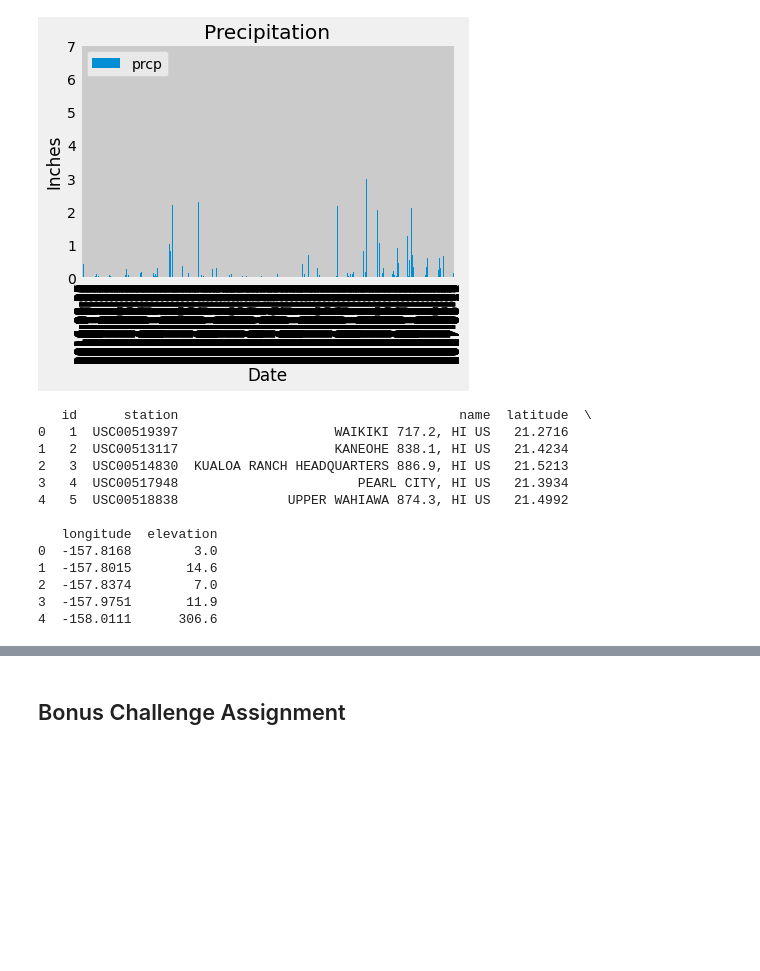
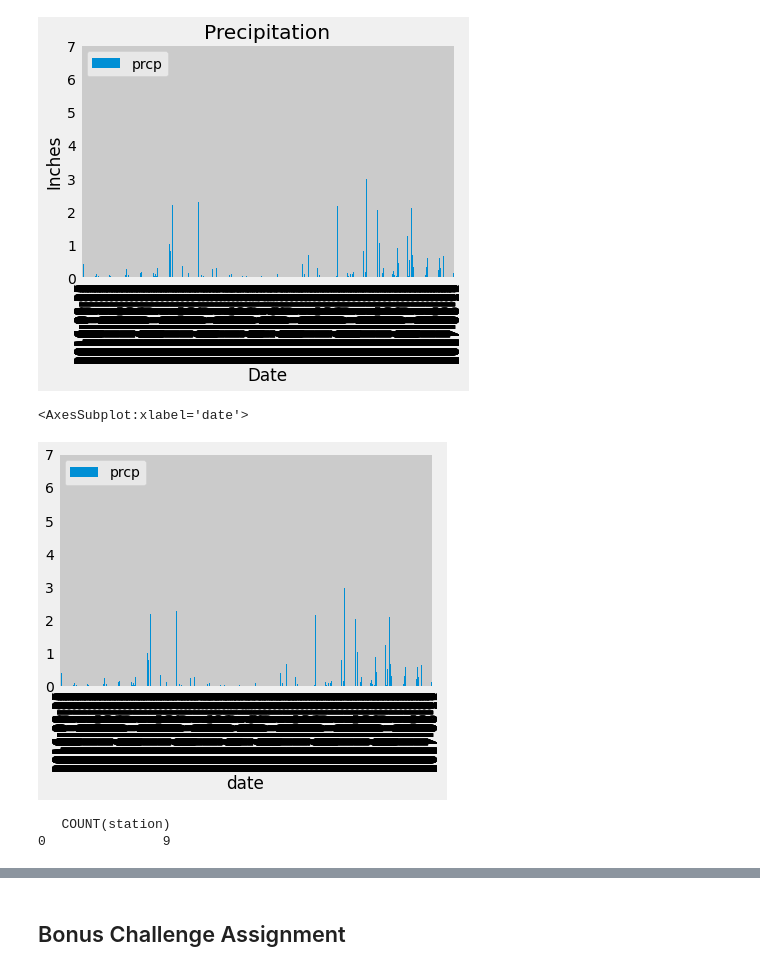
Before and after one commit to BatesJ72/sqlalchemy-challenge, a Jupyter notebook: climate.ipynb, the cells around one changed output, grey strips where cells are left out. Drawn from its saved outputs; the diff is of its cells as text; code cells hidden in the pictures; blank space fills up the shorter version.

```diff
--- a/climate.ipynb
+++ b/climate.ipynb
@@ -53,7 +53,11 @@ print(max_df)
 # Perform a query to retrieve the data and precipitation scores
 # Save the query results as a Pandas DataFrame
 
-measurement_df2 = pd.read_sql("SELECT date, prcp FROM measurement WHERE date between '2016-08-23' and '2017-08-23'", conn_m)
+measurement_df2 = pd.read_sql("""
+SELECT date, prcp
+FROM measurement
+WHERE date between '2016-08-23' and '2017-08-23'
+""", conn_m)
 # print(measurement_df1)
 print(measurement_df1.head())
 # %% [output]
@@ -108,24 +108,18 @@ plt.ylabel("Inches")
 plt.show()
 # %% [output]
 [figure]
+# %%
+measurement_df2.plot.bar(x = 'date', y = 'prcp')
+# %% [output]
+<AxesSubplot:xlabel='date'>
+[figure, added]
 # %%
 # Design a query to show how many stations are available in this dataset?
 
 # Get all station data
-station_df1 = pd.read_sql("SELECT * FROM station",conn_s)
-# print(station_df1)
-print(station_df1.head())
+station_count = pd.read_sql("SELECT COUNT(station) FROM station",conn_s)
+# print(station_count)
+print(station_count.head())
 # %% [output]
-   id      station                                    name  latitude  \
-0   1  USC00519397                    WAIKIKI 717.2, HI US   21.2716
-1   2  USC00513117                    KANEOHE 838.1, HI US   21.4234
-2   3  USC00514830  KUALOA RANCH HEADQUARTERS 886.9, HI US   21.5213
-3   4  USC00517948                       PEARL CITY, HI US   21.3934
-4   5  USC00518838              UPPER WAHIAWA 874.3, HI US   21.4992
-
-   longitude  elevation
-0  -157.8168        3.0
-1  -157.8015       14.6
-2  -157.8374        7.0
-3  -157.9751       11.9
-4  -158.0111      306.6
+   COUNT(station)
+0               9
```
Also changed, not shown: parts of 8 cells of this notebook.
